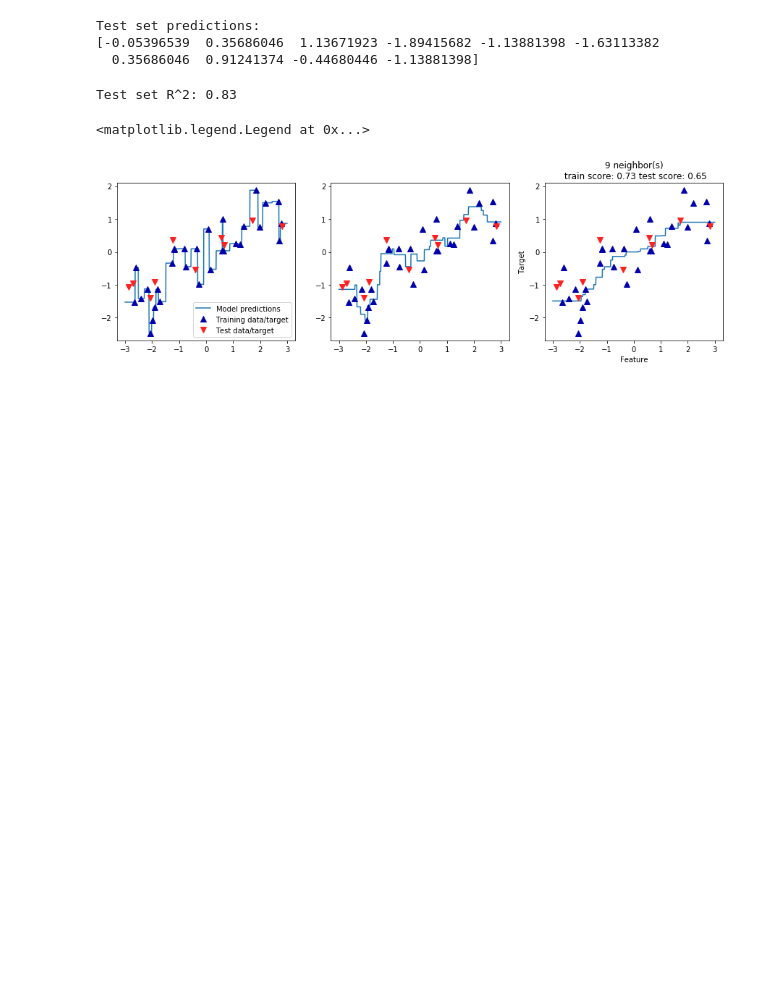
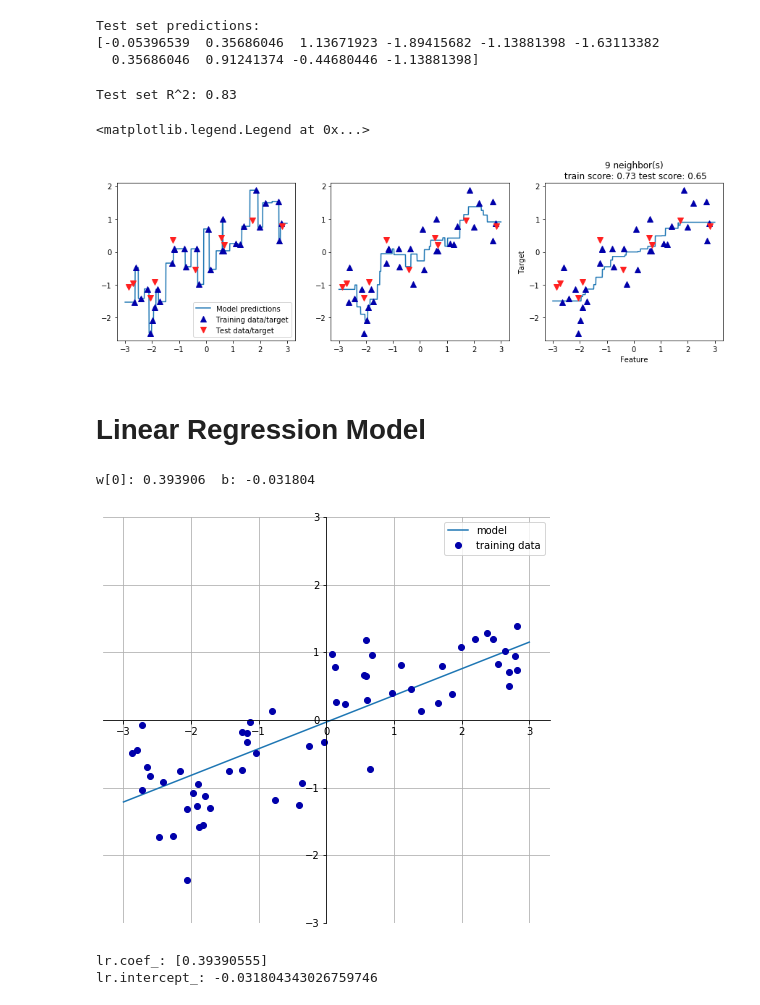
Before and after one commit to aryamanak10/Introduction-to-Machine-Learning-Book-Codes, a Jupyter notebook: Chapter 2.ipynb, the cells around one changed output. Cells and saved outputs as stored; diff of their text form; code cells hidden in the pictures; blank space fills up the shorter version.

Commit message:
Linear Regression Model

```diff
--- a/Chapter 2.ipynb
+++ b/Chapter 2.ipynb
@@ -180,3 +180,10 @@ axes[0].legend(["Model predictions", "Training data/target",
 # %% [output]
 <matplotlib.legend.Legend at 0x...>
 [figure]
+# %% [markdown]
+# Linear Regression Model
+# %%
+mglearn.plots.plot_linear_regression_wave()
+# %% [output]
+w[0]: 0.393906  b: -0.031804
+[figure, added]
@@ -182,0 +197,6 @@ axes[0].legend(["Model predictions", "Training data/target",
+# %%
+print("lr.coef_: {}".format(lr.coef_))
+print("lr.intercept_: {}".format(lr.intercept_))
+# %% [output]
+lr.coef_: [0.39390555]
+lr.intercept_: -0.031804343026759746
```
Also changed, not shown: parts of 1 cell of this notebook.
